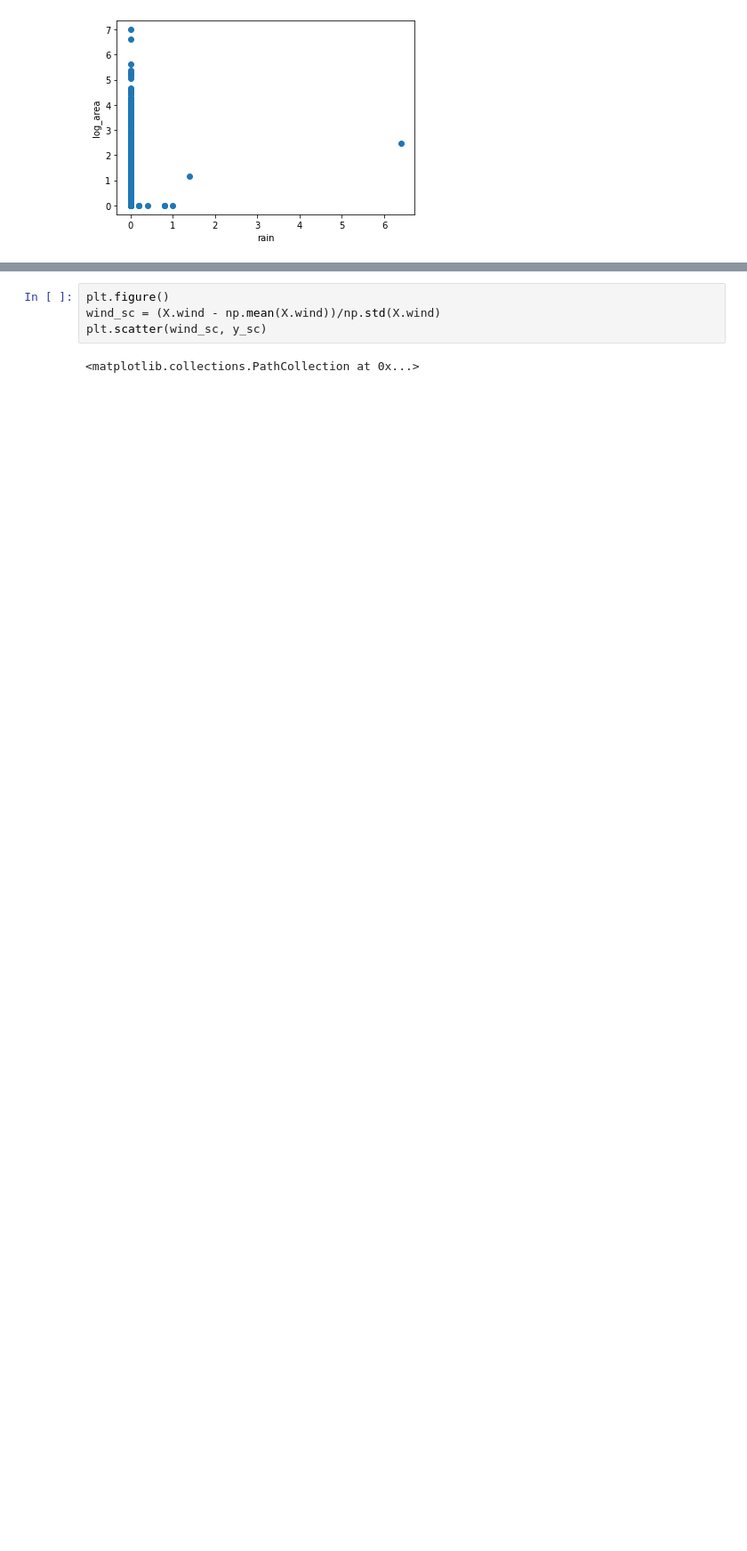
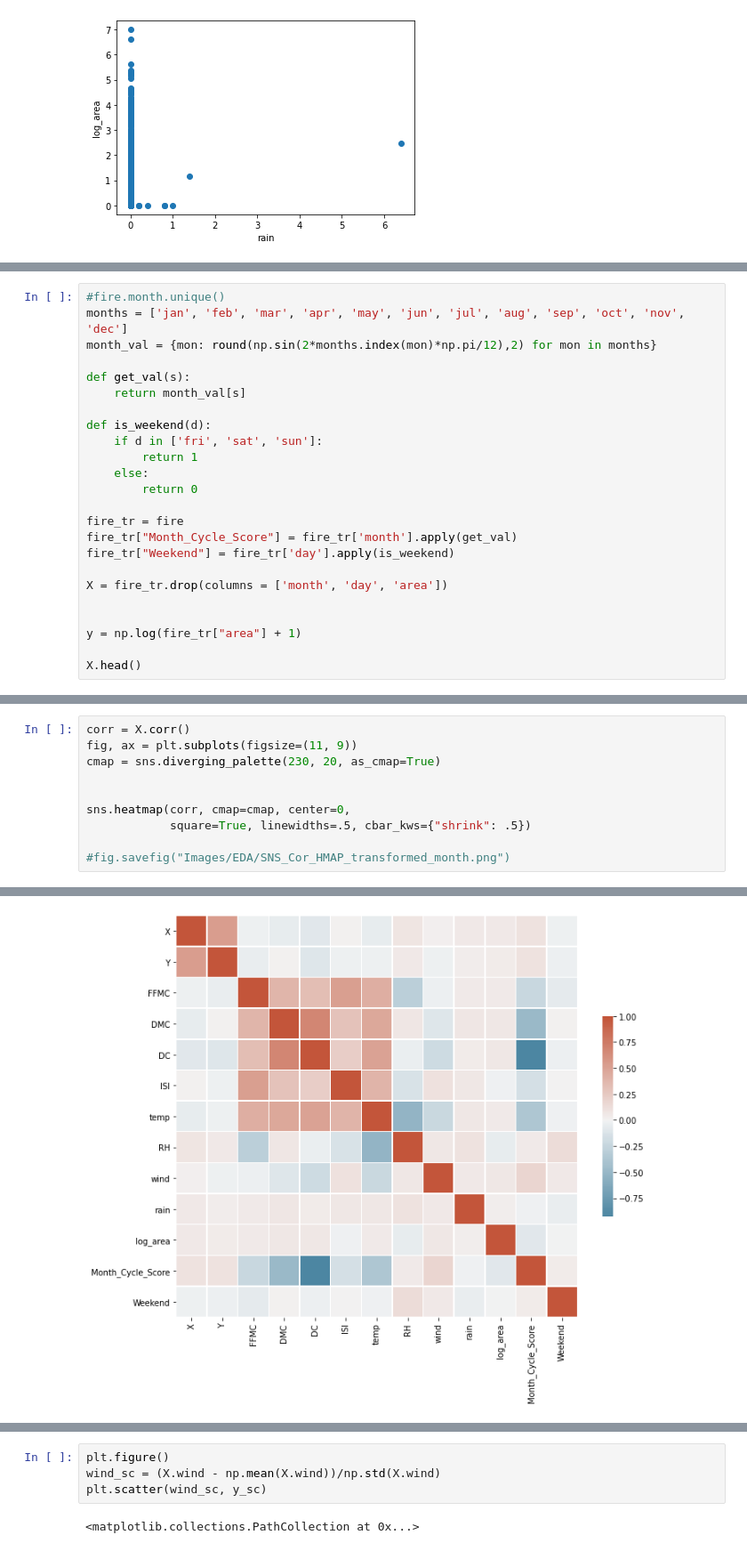
Before and after one commit to nicodemusmd/Forest_Fire, a Jupyter notebook: Deep Learning.ipynb, the cells around one changed output, grey strips where cells are left out. Shown: that part at 89% size. Drawn from its saved outputs; the diff is of its cells as text; blank space fills up the shorter version.

```diff
--- a/Deep Learning.ipynb
+++ b/Deep Learning.ipynb
@@ -230,0 +254,24 @@ fig.savefig("Images/EDA/SNS_Cor_HMAP.png")
+# %%
+#fire.month.unique()
+months = ['jan', 'feb', 'mar', 'apr', 'may', 'jun', 'jul', 'aug', 'sep', 'oct', 'nov', 'dec']
+month_val = {mon: round(np.sin(2*months.index(mon)*np.pi/12),2) for mon in months}
+
+def get_val(s):
+    return month_val[s]
+
+def is_weekend(d):
+    if d in ['fri', 'sat', 'sun']:
+        return 1
+    else:
+        return 0
+
+fire_tr = fire
+fire_tr["Month_Cycle_Score"] = fire_tr['month'].apply(get_val)
+fire_tr["Weekend"] = fire_tr['day'].apply(is_weekend)
+
+X = fire_tr.drop(columns = ['month', 'day', 'area'])
+
+
+y = np.log(fire_tr["area"] + 1)
+
+X.head()
@@ -230,0 +285,11 @@ fig.savefig("Images/EDA/SNS_Cor_HMAP.png")
+# %%
+corr = X.corr()
+fig, ax = plt.subplots(figsize=(11, 9))
+cmap = sns.diverging_palette(230, 20, as_cmap=True)
+
+
+sns.heatmap(corr, cmap=cmap, center=0,
+            square=True, linewidths=.5, cbar_kws={"shrink": .5})
+
+#fig.savefig("Images/EDA/SNS_Cor_HMAP_transformed_month.png")
+# %% [output]
@@ -230,0 +297 @@ fig.savefig("Images/EDA/SNS_Cor_HMAP.png")
+[figure, added]
```
Also changed, not shown: parts of 19 cells of this notebook, 4 other files.
